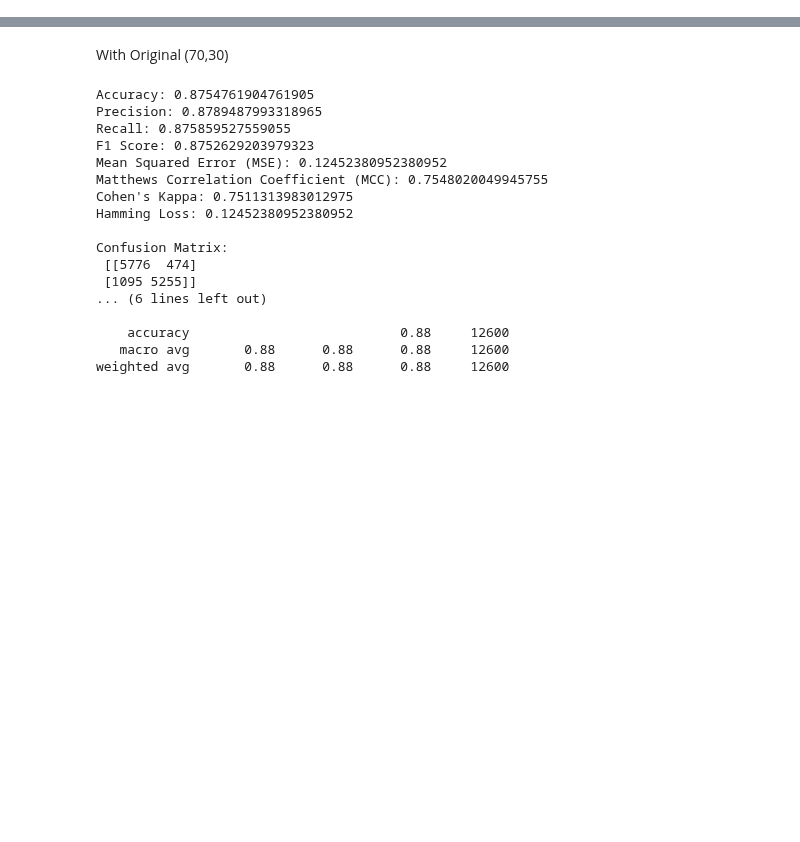
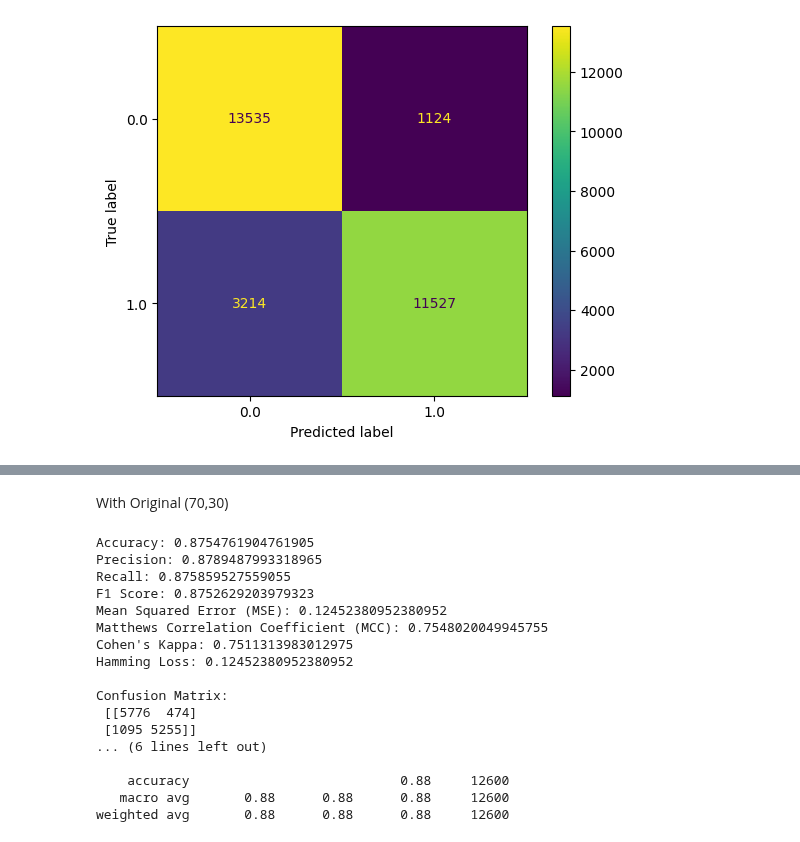
Before and after one commit to ptrpfa/UWB-LOS-NLOS-Classification, a Jupyter notebook: data_mining.ipynb, the cells around one changed output, grey strips where cells are left out. Cells and saved outputs as stored; diff of their text form; code cells hidden in the pictures; blank space fills up the shorter version.

```diff
--- a/data_mining.ipynb
+++ b/data_mining.ipynb
@@ -104,0 +155,11 @@ Random Forest?
+# %%
+# Create a SVM Classifier with the kernel of linear for linear hyperplane
+clf = SVC(kernel = 'linear', gamma = 'auto', random_state = 12)
+
+clf.fit(x_train, y_train)
+
+y_train_pred = clf.predict(x_train)
+y_test_pred = clf.predict(x_test)
+
+# Export model
+save_to_pickle(f'{MODEL_FOLDER}/svm_linear_70_30.pkl', clf, complete_path=False)
@@ -104,0 +208,8 @@ Random Forest?
+# %%
+predictions = clf.predict(x_train)
+cm = confusion_matrix(y_train, predictions, labels=clf.classes_)
+disp = ConfusionMatrixDisplay(confusion_matrix = cm, display_labels = clf.classes_)
+disp.plot()
+plt.show()
+# %% [output]
+[figure, added]
```
Also changed, not shown: parts of 37 cells of this notebook, 3 other files.
